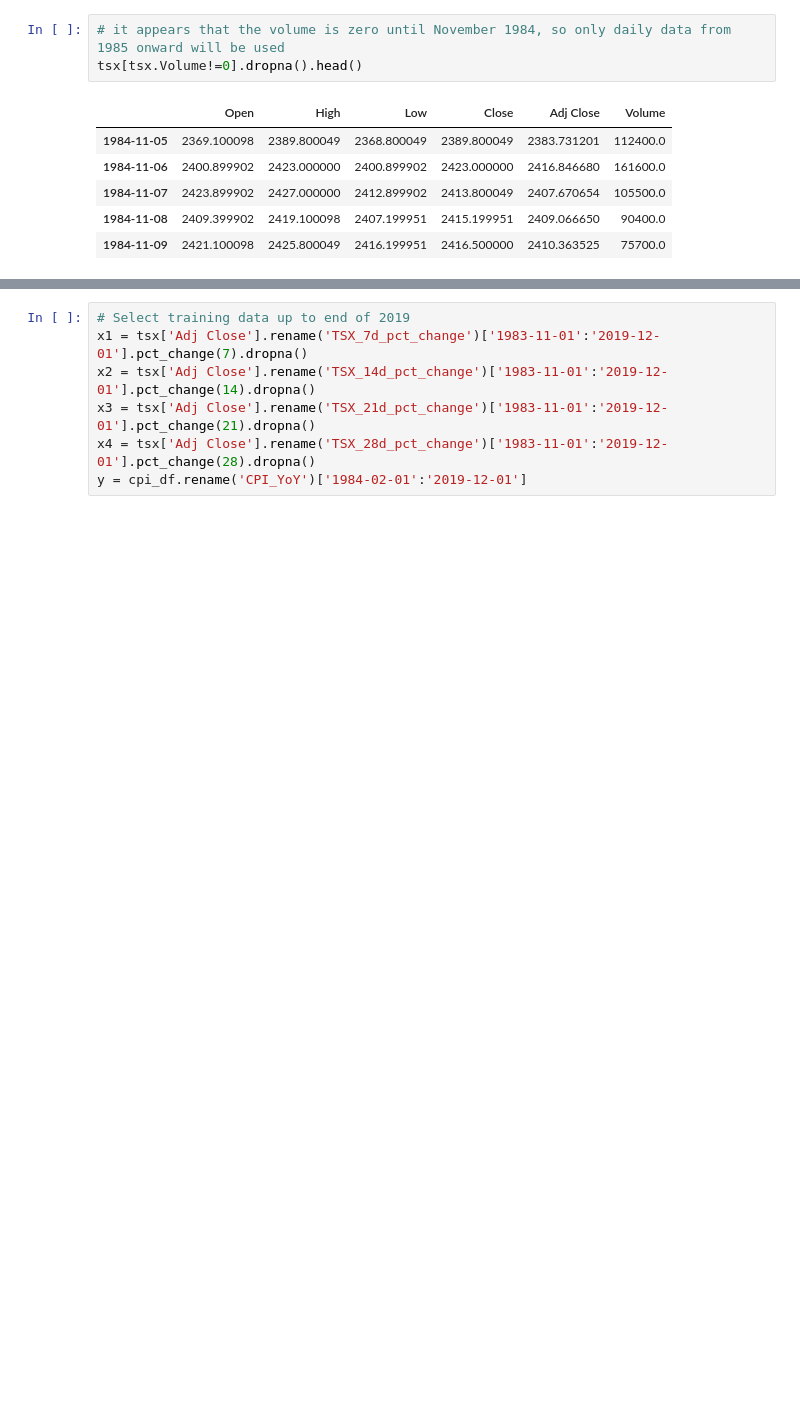
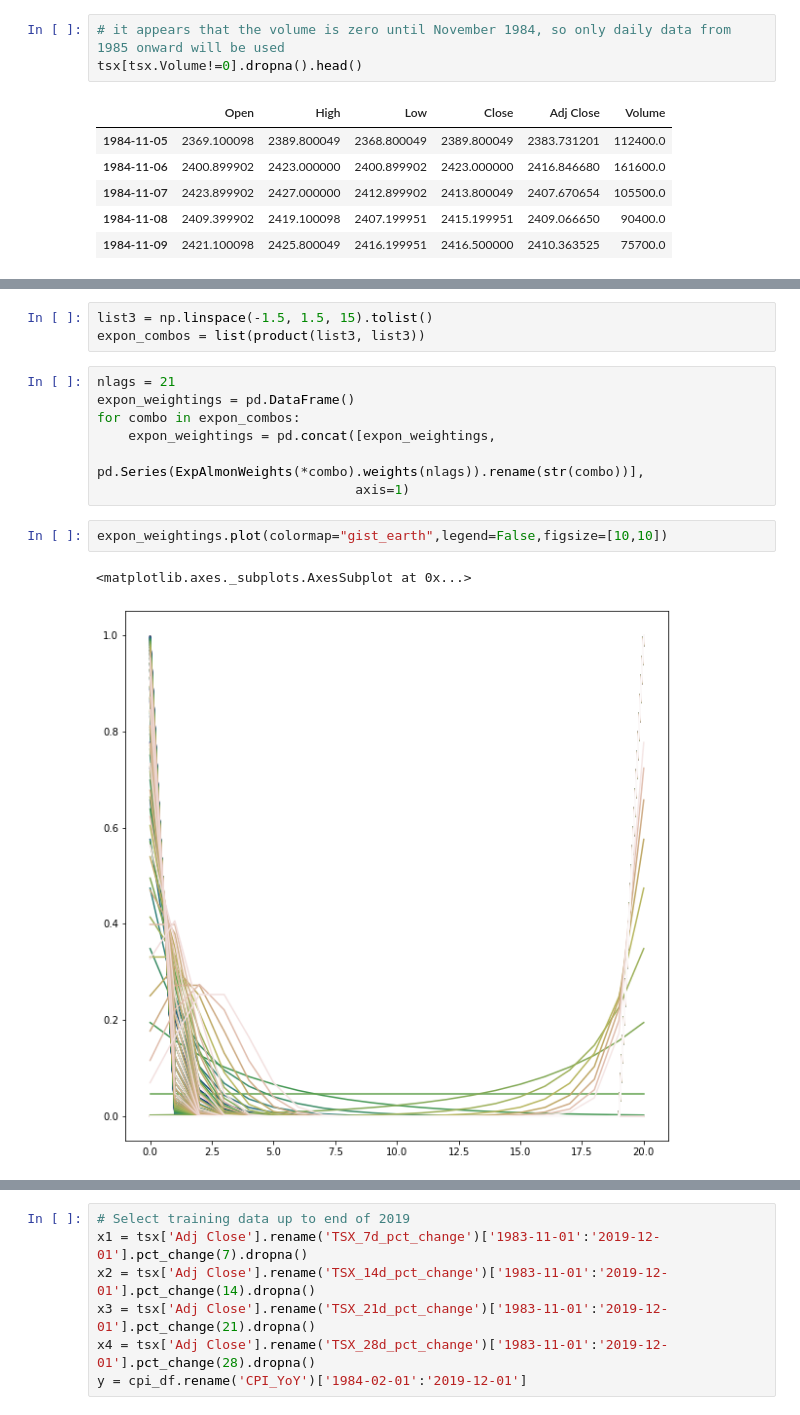
Before and after one commit to Yoseph-Zuskin/midaspy, a Jupyter notebook: example/monthly_CPI_daily_stock_index.ipynb, the cells around one changed output, grey strips where cells are left out. Drawn from its saved outputs; the diff is of its cells as text; blank space fills up the shorter version.

```diff
--- a/example/monthly_CPI_daily_stock_index.ipynb
+++ b/example/monthly_CPI_daily_stock_index.ipynb
@@ -121,0 +137,15 @@ tsx[tsx.Volume!=0].dropna().head()
+# %%
+list3 = np.linspace(-1.5, 1.5, 15).tolist()
+expon_combos = list(product(list3, list3))
+# %%
+nlags = 21
+expon_weightings = pd.DataFrame()
+for combo in expon_combos:
+    expon_weightings = pd.concat([expon_weightings,
+                                  pd.Series(ExpAlmonWeights(*combo).weights(nlags)).rename(str(combo))],
+                                 axis=1)
+# %%
+expon_weightings.plot(colormap="gist_earth",legend=False,figsize=[10,10])
+# %% [output]
+<matplotlib.axes._subplots.AxesSubplot at 0x...>
+[figure, added]
```
Also changed, not shown: parts of 18 cells of this notebook.
